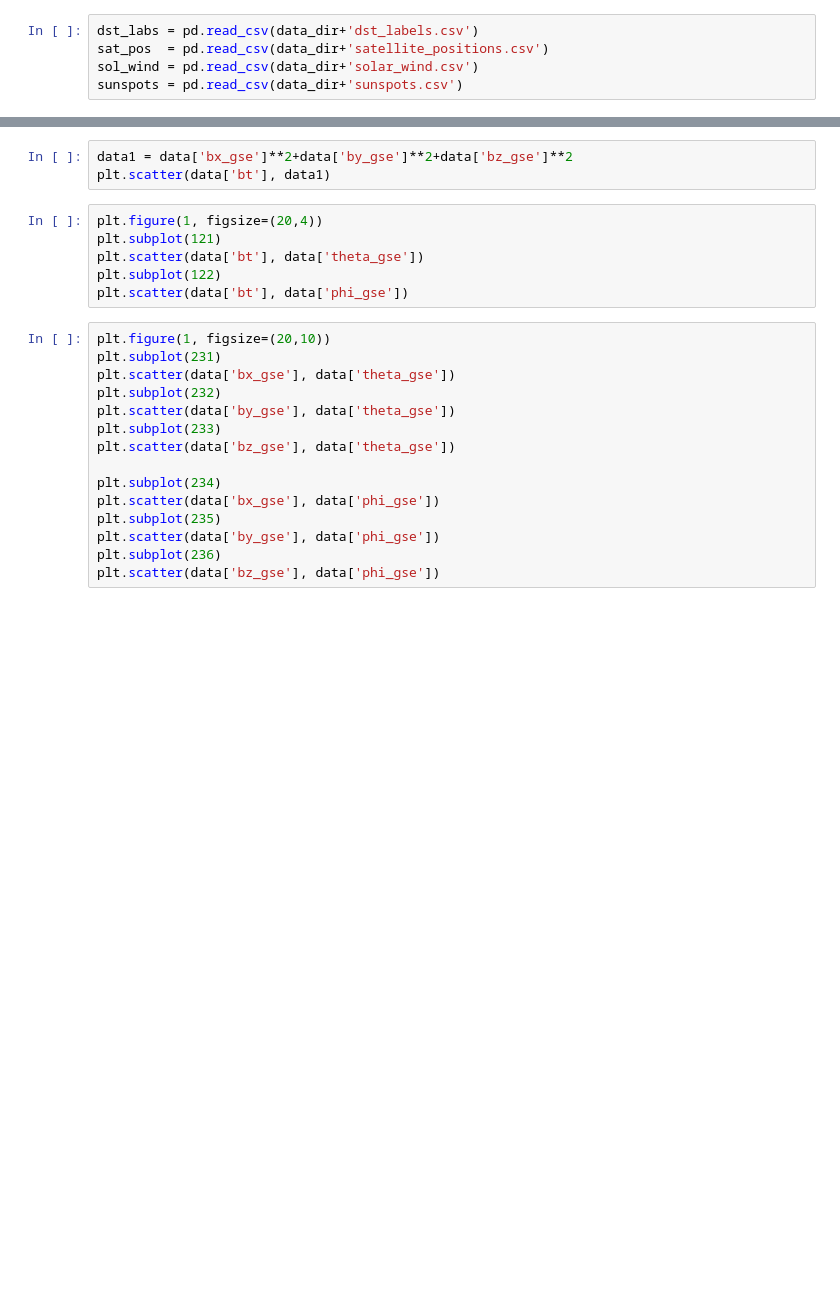
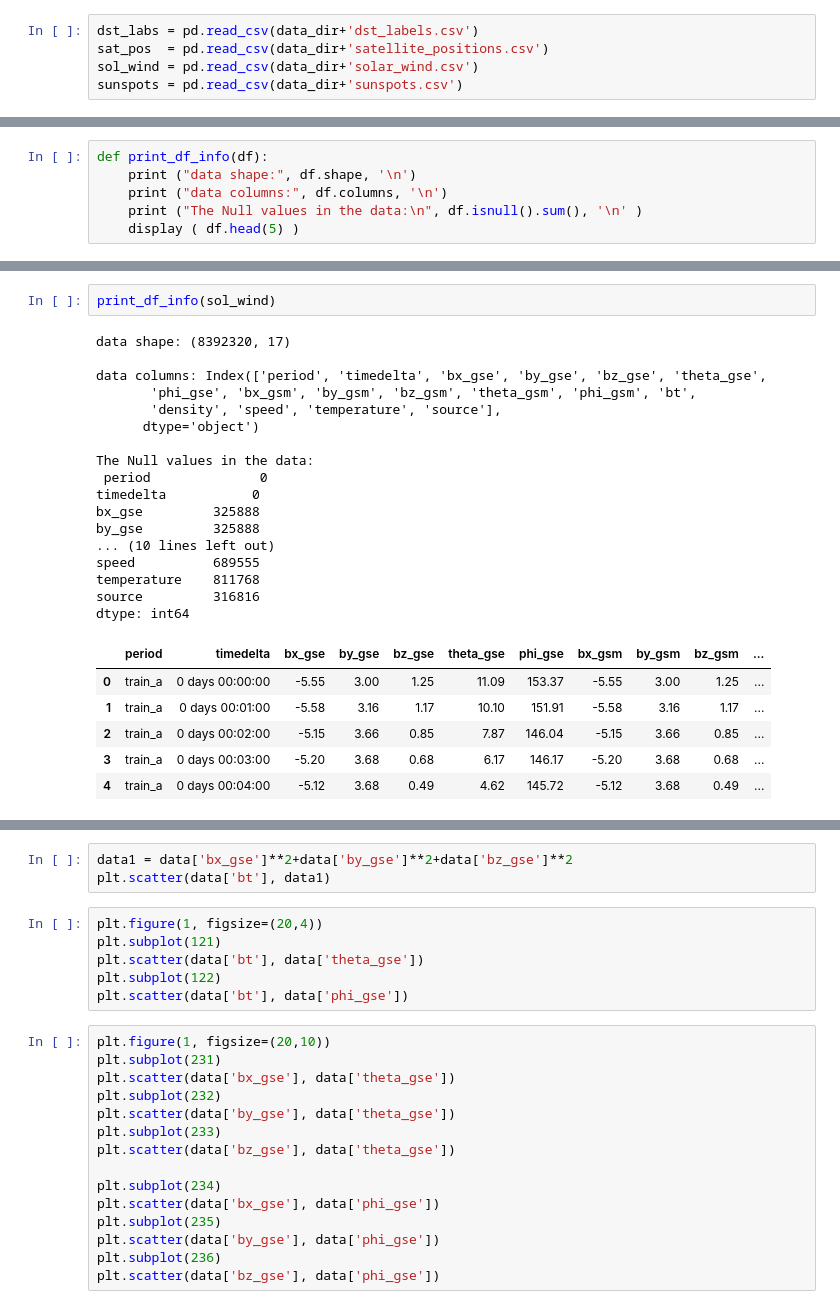
Before and after one commit to khanalg44/MagNet, a Jupyter notebook: 01_understand_data.ipynb, the cells around one changed output, grey strips where cells are left out. Cells and saved outputs as stored; diff of their text form; blank space fills up the shorter version.

```diff
--- a/01_understand_data.ipynb
+++ b/01_understand_data.ipynb
@@ -17,0 +16,6 @@ sunspots = pd.read_csv(data_dir+'sunspots.csv')
+# %%
+def print_df_info(df):
+    print ("data shape:", df.shape, '\n')
+    print ("data columns:", df.columns, '\n')
+    print ("The Null values in the data:\n", df.isnull().sum(), '\n' )
+    display ( df.head(5) )
@@ -17,0 +67,26 @@ sunspots = pd.read_csv(data_dir+'sunspots.csv')
+# %%
+print_df_info(sol_wind)
+# %% [output]
+data shape: (8392320, 17)
+
+data columns: Index(['period', 'timedelta', 'bx_gse', 'by_gse', 'bz_gse', 'theta_gse',
+       'phi_gse', 'bx_gsm', 'by_gsm', 'bz_gsm', 'theta_gsm', 'phi_gsm', 'bt',
+       'density', 'speed', 'temperature', 'source'],
+      dtype='object')
+
+The Null values in the data:
+ period              0
+timedelta           0
+bx_gse         325888
+by_gse         325888
+... (10 lines left out)
+speed          689555
+temperature    811768
+source         316816
+dtype: int64
+|  | period | timedelta | bx_gse | by_gse | bz_gse | theta_gse | phi_gse | bx_gsm | by_gsm | bz_gsm | ... |
+| 0 | train_a | 0 days 00:00:00 | -5.55 | 3.00 | 1.25 | 11.09 | 153.37 | -5.55 | 3.00 | 1.25 | ... |
+| 1 | train_a | 0 days 00:01:00 | -5.58 | 3.16 | 1.17 | 10.10 | 151.91 | -5.58 | 3.16 | 1.17 | ... |
+| 2 | train_a | 0 days 00:02:00 | -5.15 | 3.66 | 0.85 | 7.87 | 146.04 | -5.15 | 3.66 | 0.85 | ... |
+| 3 | train_a | 0 days 00:03:00 | -5.20 | 3.68 | 0.68 | 6.17 | 146.17 | -5.20 | 3.68 | 0.68 | ... |
+| 4 | train_a | 0 days 00:04:00 | -5.12 | 3.68 | 0.49 | 4.62 | 145.72 | -5.12 | 3.68 | 0.49 | ... |
```
Also changed, not shown: parts of 22 cells of this notebook.
